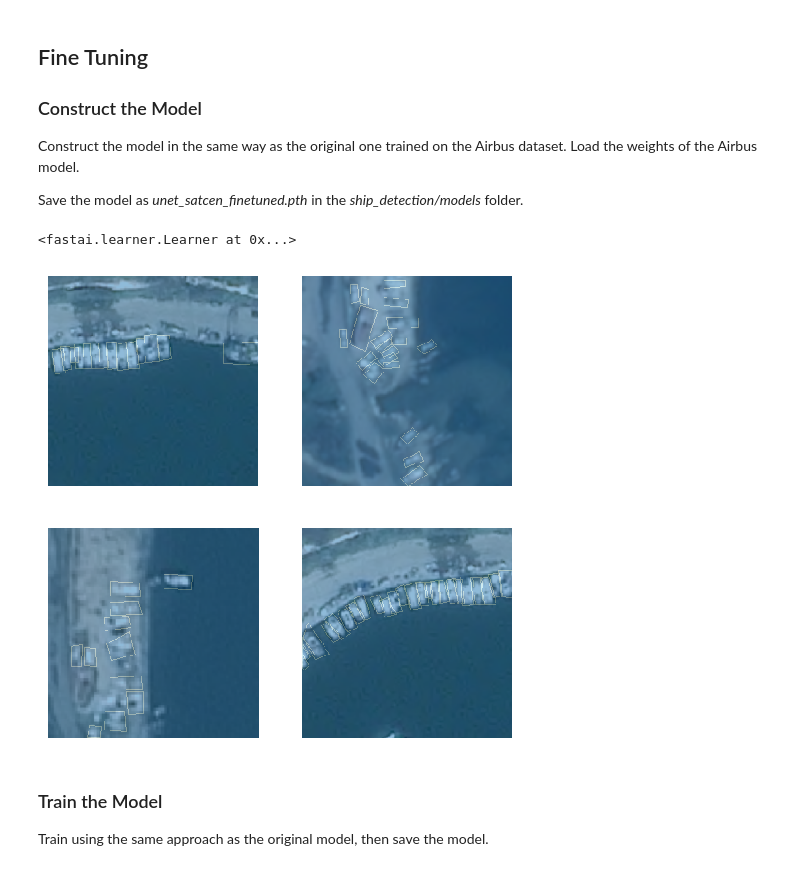
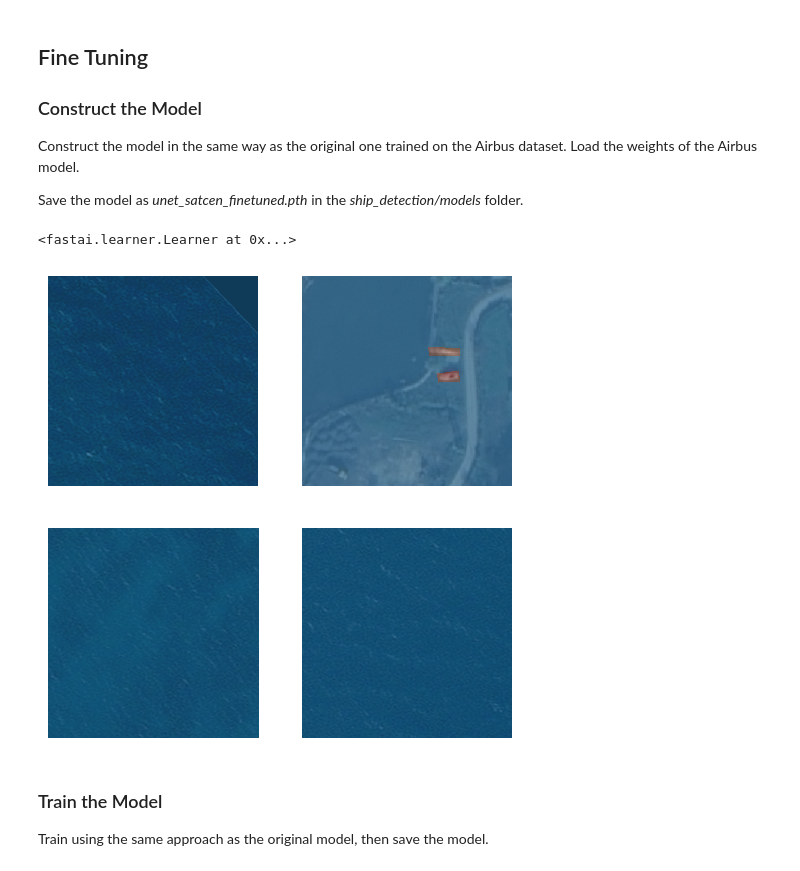
Before and after one commit to TasteDaBombDev/satcen-ship-detection, a Jupyter notebook: ship_detection/unet_finetune_satcen.ipynb, the cells around one changed output. Saved outputs shown, nothing was run; the diff lists cells and outputs as text; code cells hidden in the pictures.

Commit message:
split satcen dataset into train val test

```diff
--- a/ship_detection/unet_finetune_satcen.ipynb
+++ b/ship_detection/unet_finetune_satcen.ipynb
@@ -24,7 +20,7 @@ from fastai.vision.all import *
 from sklearn.metrics import roc_curve, roc_auc_score, auc, precision_recall_curve
 
 # path to satcen dataset
-satcen_path = pathlib.Path('../satcen_dataset/original').resolve()
+satcen_path = pathlib.Path('../satcen_dataset/full').resolve()
 
-# path to full satcen dataset
-satcen_path_full = pathlib.Path('../satcen_dataset/full').resolve()
+# path to original satcen dataset
+satcen_path_original = pathlib.Path('../satcen_dataset/original').resolve()
@@ -183,33 +259,35 @@ Construct the model in the same way as the original one trained on the Airbus da
 Save the model as *unet_satcen_finetuned.pth* in the *ship_detection/models* folder.
 # %%
 # define a function that gets the label for a given image
-def label_func(fn): return satcen_path/'labeled_images_binary'/f'{fn.stem}.png'
+def label_func(fn): return satcen_path/'ground_truth_masks'/f'{fn.stem}_L.png'
 
 # create a datablock
 dblock = DataBlock(
     blocks=(ImageBlock, MaskBlock(np.loadtxt(satcen_path/'codes.txt', dtype=str))),
     get_items=get_image_files,
     get_y=label_func,
-    item_tfms=Resize(224) # resize images to 224x224
+    splitter=GrandparentSplitter(train_name='train', valid_name='validation')
 )
 
+ds = dblock.datasets(satcen_path/'splits')
+
 # load the data in the datablock
-dls = dblock.dataloaders(satcen_path/'train_pictures/', bs=4, device=torch.device('cuda'))
+dls = dblock.dataloaders(satcen_path/'splits/', bs=4, device=torch.device('cuda'))
 
 dls.show_batch(max_n=4)
 
 # create the learner
 unet = unet_learner(dls, googlenet,
     self_attention=True,
     loss_func=FocalLoss(),
     lr=1e-4
 )
 
 # load the model
 unet.load('unet_googlenet')
 # %% [output]
 <fastai.learner.Learner at 0x...>
-[figure, old version]
+[figure, new version]
 # %% [markdown]
 ### Train the Model
 
```
Also changed, not shown: parts of 19 cells of this notebook, 1 other file.
